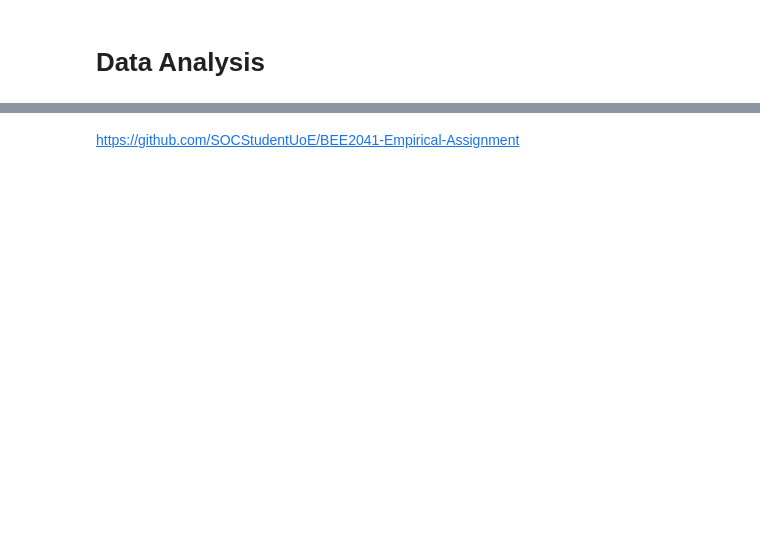
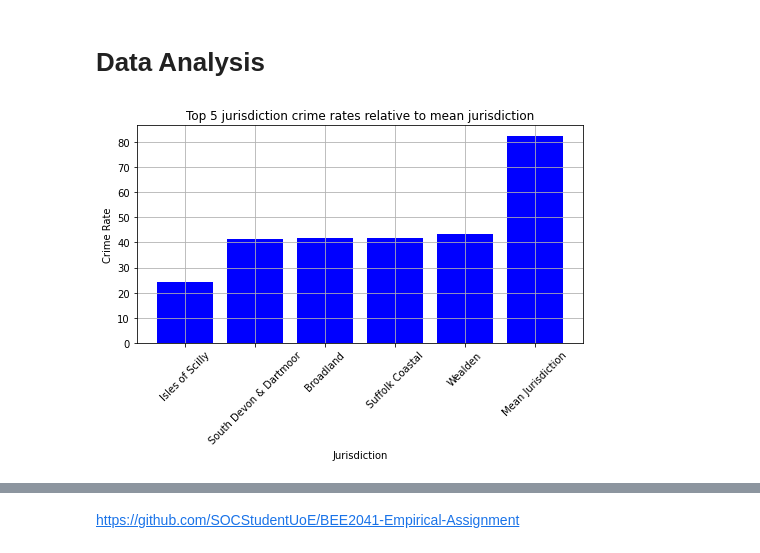
Before and after one commit to SOCStudentUoE/BEE2041-Empirical-Assignment, a Jupyter notebook: blog.ipynb, the cells around one changed output, grey strips where cells are left out. Saved outputs shown, nothing was run; the diff lists cells and outputs as text; code cells hidden in the pictures; blank space fills up the shorter version.

Commit message:
Data Analysis Begins

```diff
--- a/blog.ipynb
+++ b/blog.ipynb
@@ -790,2 +528,11 @@ print(jurisdictions)
 # %% [markdown]
 We also want a dataframe that combines jurisdictions with their crime rates (excluding force area averages) so that we can see the worst 5 jurisdictions for crime rate and top 5 jurisdictions for crime rate. From that we need a dataframe linking each jurisdiction a force area so that we can identify which force areas have the most success and whether reserve resources are an effective predictor of reduced crime rate.
+# %%
+data = []
+for area, jurisdiction1 in jurisdictions.items():
+    for jurisdiction2, crime_rate in jurisdiction1.items():
+        data.append({'Force Area': area, 'Jurisdiction': jurisdiction2, 'Crime Rate': crime_rate})
+jurisdiction_df = pd.DataFrame(data)
+JurisdictionCrimes = jurisdiction_df[jurisdiction_df['Jurisdiction'] != 'Force average'].copy()
+JurisdictionCrimes.set_index('Jurisdiction',inplace=True)
+JurisdictionCrimes
@@ -791,0 +554,3 @@ We also want a dataframe that combines jurisdictions with their crime rates (exc
+# %%
+JurisdictionCrimes['Crime Rate']=JurisdictionCrimes['Crime Rate'].apply(string_to_float)
+JurisdictionCrimes
@@ -791,0 +572,3 @@ We also want a dataframe that combines jurisdictions with their crime rates (exc
+# %%
+RankedJurisdictions=JurisdictionCrimes.sort_values('Crime Rate', ascending=True)
+RankedJurisdictions.loc['Mean Jurisdiction','Crime Rate']=RankedJurisdictions['Crime Rate'].mean()
@@ -791,0 +579,6 @@ We also want a dataframe that combines jurisdictions with their crime rates (exc
+# %%
+Top5Jurisdictions = RankedJurisdictions.iloc[:5,:]
+RelativeComparison_Top = Top5Jurisdictions.copy()
+RelativeComparison_Top.loc['Mean Jurisdiction'] = RankedJurisdictions.loc['Mean Jurisdiction','Crime Rate']
+RelativeComparison_Top.loc['Mean Jurisdiction','Force Area'] = np.nan
+RelativeComparison_Top
@@ -792,2 +609,14 @@ We also want a dataframe that combines jurisdictions with their crime rates (exc
 # %% [markdown]
 # Data Analysis
+# %%
+import matplotlib.pyplot as plt
+plt.figure(figsize=(8,4))
+plt.bar(RelativeComparison_Top.index, RelativeComparison_Top['Crime Rate'], color = 'blue')
+plt.title('Top 5 jurisdiction crime rates relative to mean jurisdiction')
+plt.xlabel('Jurisdiction')
+plt.ylabel('Crime Rate')
+plt.xticks(rotation=45)
+plt.grid(True)
+plt.show()
+# %% [output]
+[figure, added]
```
Also changed, not shown: parts of 35 cells of this notebook, 1 other file.
